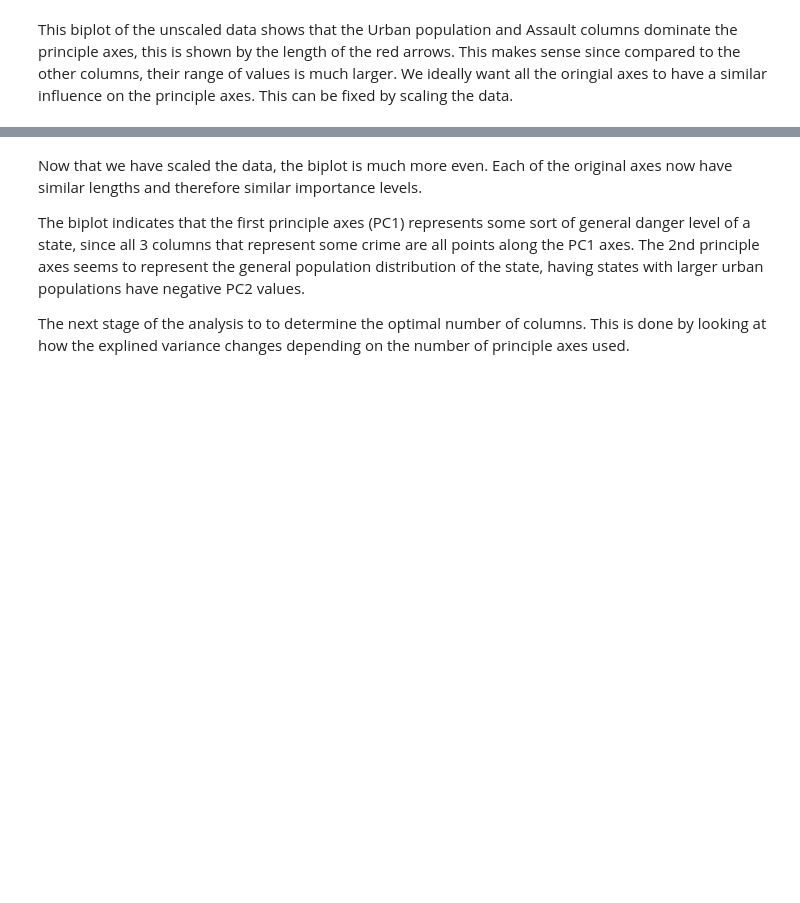
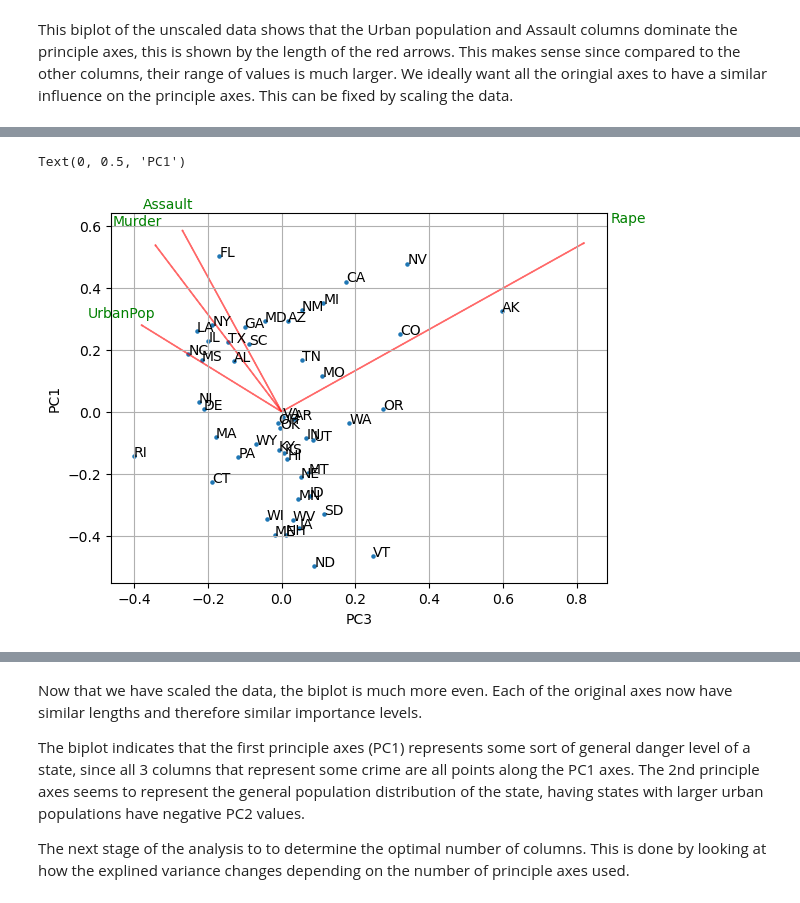
Before and after one commit to ConnerGrice/Hyperion-Capstone-Projects, a Jupyter notebook: 7-MLClustering/ClusteringArrests.ipynb, the cells around one changed output, grey strips where cells are left out. Saved outputs shown, nothing was run; the diff lists cells and outputs as text; code cells hidden in the pictures; blank space fills up the shorter version.

```diff
--- a/7-MLClustering/ClusteringArrests.ipynb
+++ b/7-MLClustering/ClusteringArrests.ipynb
@@ -279,0 +352,8 @@ biplot(pca_scaled_array[:,0:2],np.transpose(scaled_comps[0:2,:]),df_num_scaled.c
+# %%
+#Plots biplot using PC1,PC2
+biplot(pca_scaled_array[:,[2,0]],np.transpose(scaled_comps[[2,0],:]),df_num_scaled.columns,df_num_scaled.index)
+plt.xlabel("PC3")
+plt.ylabel("PC1")
+# %% [output]
+Text(0, 0.5, 'PC1')
+[figure, added]
```
Also changed, not shown: parts of 20 cells of this notebook.
